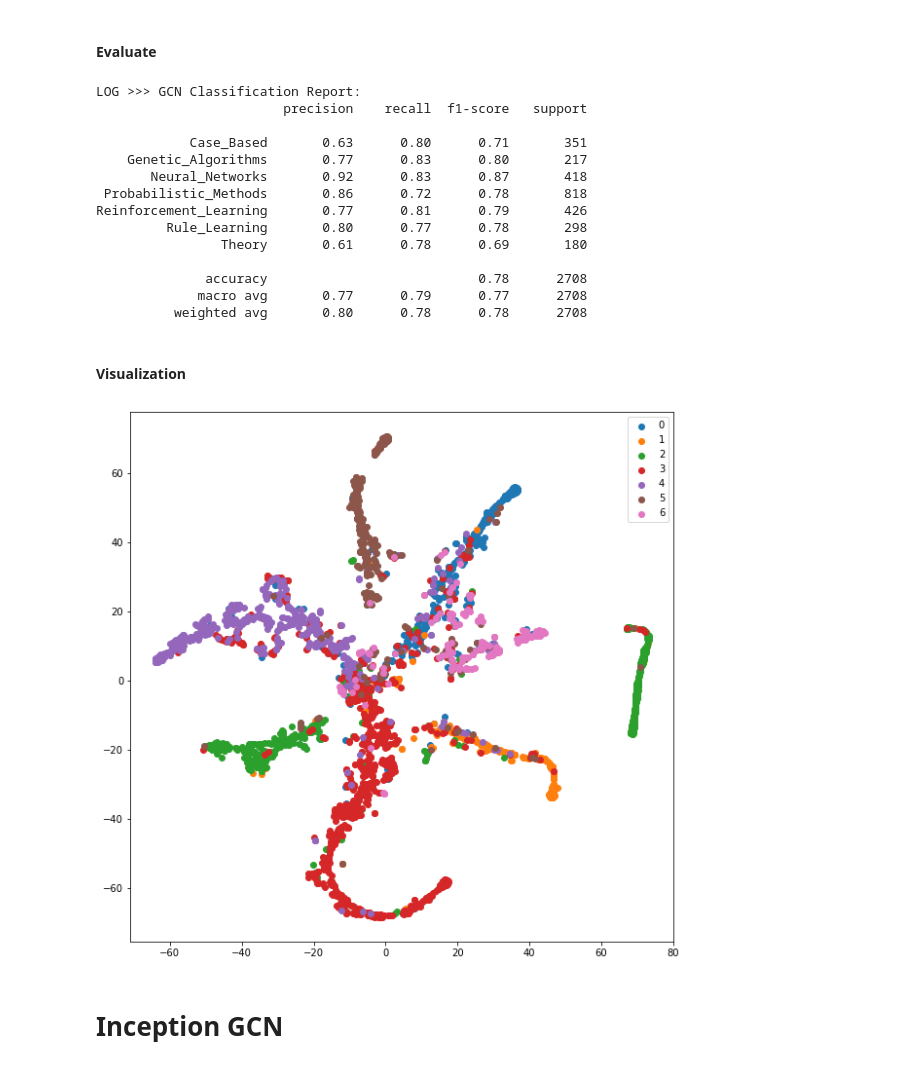
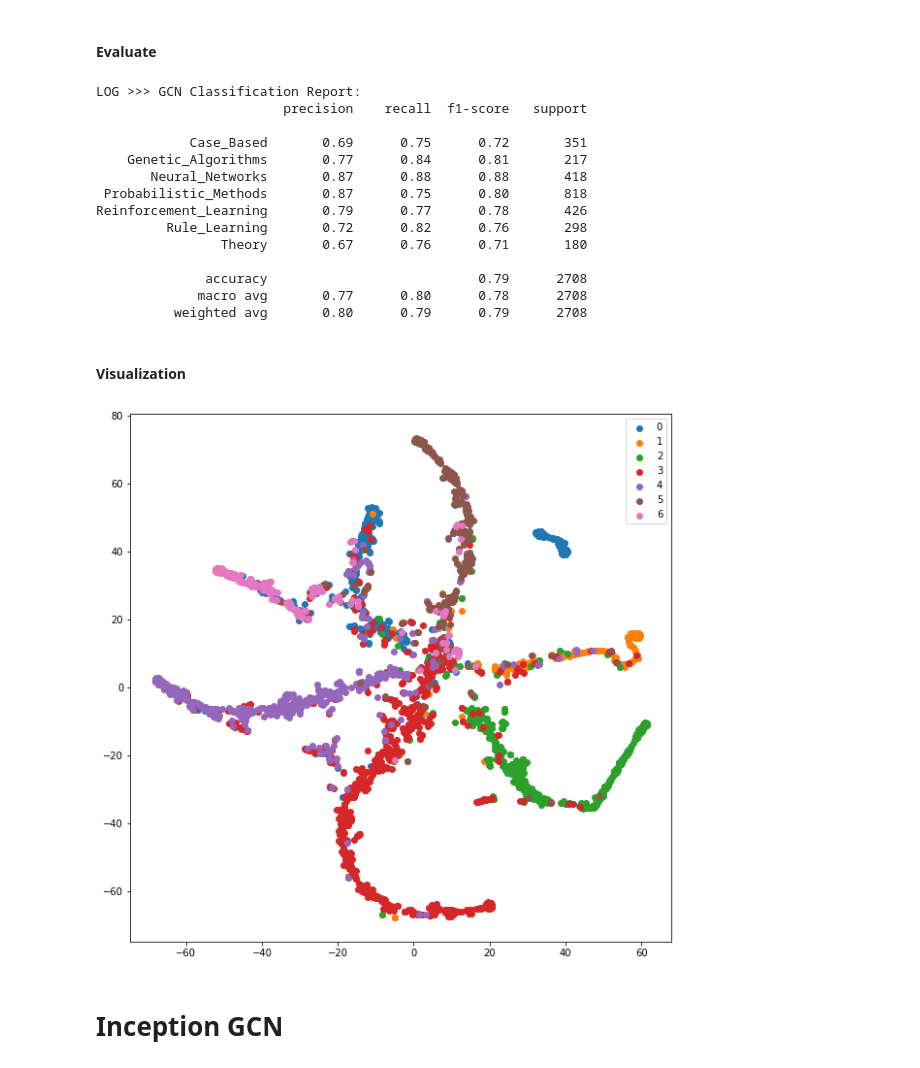
Before and after one commit to comojin1994/GCN, a Jupyter notebook: GCN_new.ipynb, the cells around one changed output. Saved outputs shown, nothing was run; the diff lists cells and outputs as text; code cells hidden in the pictures.

```diff
--- a/GCN_new.ipynb
+++ b/GCN_new.ipynb
@@ -84,7 +86,11 @@ x[0].shape, y.shape, w.shape
 # %% [markdown]
 #### Build Model
 # %%
-gcn_model = GCN(C.GCN_filters, C.dropout)
+gcn_model = GCN(C.dropout,
+                        activation='relu',
+                        conv_activation='relu',
+                        mode=None,
+                        sc=None)
 
 gcn_model.compile(
     optimizer = Adam(lr=C.learning_rate),
@@ -132,34 +138,35 @@ report = classification_report(np.argmax(y, axis=1),
                      np.argmax(y_pred, axis=1),
                      target_names=classes)
 print(f'LOG >>> GCN Classification Report:\n{report}')
+acc.append(float(report.split('\n')[-4].strip().split(' ')[-7]))
 # %% [output]
 LOG >>> GCN Classification Report:
                         precision    recall  f1-score   support
 
-            Case_Based       0.63      0.80      0.71       351
-    Genetic_Algorithms       0.77      0.83      0.80       217
-       Neural_Networks       0.92      0.83      0.87       418
- Probabilistic_Methods       0.86      0.72      0.78       818
-Reinforcement_Learning       0.77      0.81      0.79       426
-         Rule_Learning       0.80      0.77      0.78       298
-                Theory       0.61      0.78      0.69       180
+            Case_Based       0.69      0.75      0.72       351
+    Genetic_Algorithms       0.77      0.84      0.81       217
+       Neural_Networks       0.87      0.88      0.88       418
+ Probabilistic_Methods       0.87      0.75      0.80       818
+Reinforcement_Learning       0.79      0.77      0.78       426
+         Rule_Learning       0.72      0.82      0.76       298
+                Theory       0.67      0.76      0.71       180
 
-              accuracy                           0.78      2708
-             macro avg       0.77      0.79      0.77      2708
-          weighted avg       0.80      0.78      0.78      2708
+              accuracy                           0.79      2708
+             macro avg       0.77      0.80      0.78      2708
+          weighted avg       0.80      0.79      0.79      2708
 # %% [markdown]
 #### Visualization
 # %%
-activations = gcn_model.predict(loader_all.load(),
+activ = gcn_model.predict(loader_all.load(),
                  steps=loader_all.steps_per_epoch)
 
 _, y_all = next(iter(loader_all))
 
-x_tsne = TSNE(n_components=2).fit_transform(activations)
+x_tsne = TSNE(n_components=2).fit_transform(activ)
 
 plot_tSNE(y_all, x_tsne)
 # %% [output]
-[figure, old version]
+[figure, new version]
 # %% [markdown]
 # Inception GCN
 # %% [markdown]
```
Also changed, not shown: parts of 74 cells of this notebook, 1 other file.
